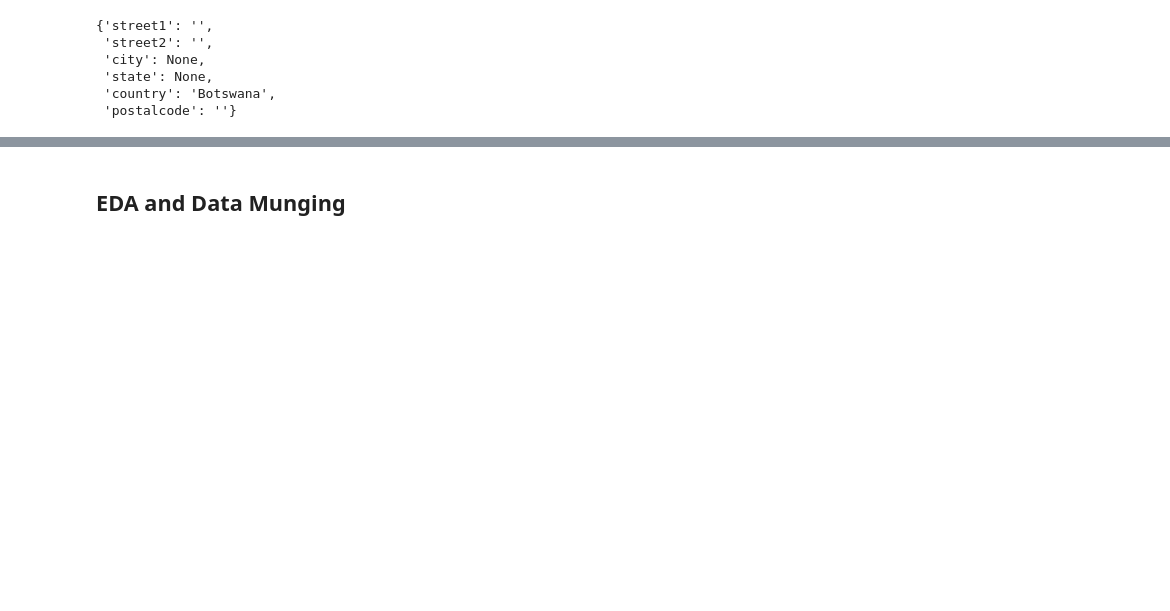
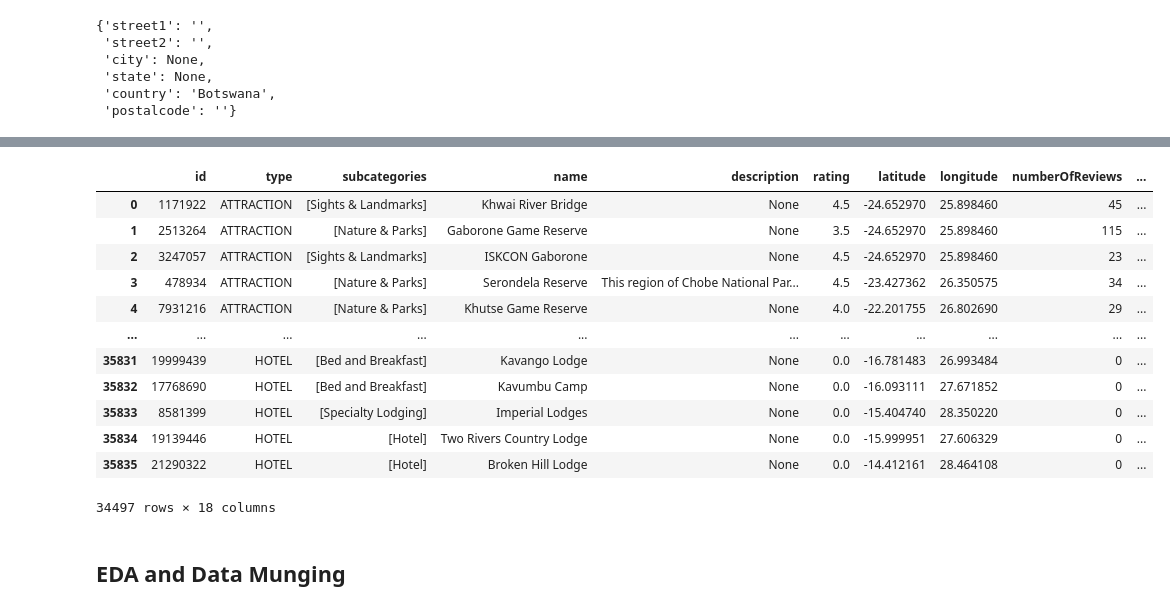
Before and after one commit to R3TR0Quan/travel-destination-recommendation-sys, a Jupyter notebook: misc_notebooks/kane.ipynb, the cells around one changed output, grey strips where cells are left out. Cells and saved outputs as stored; diff of their text form; code cells hidden in the pictures; blank space fills up the shorter version.

```diff
--- a/misc_notebooks/kane.ipynb
+++ b/misc_notebooks/kane.ipynb
@@ -501,0 +498,3 @@ df['addressObj'].isna().sum()
+# %%
+# drop missing values in the addressObj column
+df.dropna(subset=['addressObj'], inplace=True)
@@ -501,0 +503,3 @@ df['addressObj'].isna().sum()
+# %%
+df['country'] = df['addressObj'].apply(lambda x: x['country'] if isinstance(x, dict) else None)
+df.head()
@@ -502,3 +524,22 @@ df['addressObj'].isna().sum()
+# %%
+columns_to_drop = ['rankingPosition', 'addressObj', 'rawRanking', 'rankingString', 'rankingDenominator', 'reviews', 'numberOfRooms', 'priceLevel', 'priceRange']
+df.drop(columns=columns_to_drop, inplace=True)
+# %%
+df
+# %% [output]
+|  | id | type | subcategories | name | description | rating | latitude | longitude | numberOfReviews | ... |
+| 0 | 1171922 | ATTRACTION | [Sights & Landmarks] | Khwai River Bridge | None | 4.5 | -24.652970 | 25.898460 | 45 | ... |
+| 1 | 2513264 | ATTRACTION | [Nature & Parks] | Gaborone Game Reserve | None | 3.5 | -24.652970 | 25.898460 | 115 | ... |
+| 2 | 3247057 | ATTRACTION | [Sights & Landmarks] | ISKCON Gaborone | None | 4.5 | -24.652970 | 25.898460 | 23 | ... |
+| 3 | 478934 | ATTRACTION | [Nature & Parks] | Serondela Reserve | This region of Chobe National Par... | 4.5 | -23.427362 | 26.350575 | 34 | ... |
+| 4 | 7931216 | ATTRACTION | [Nature & Parks] | Khutse Game Reserve | None | 4.0 | -22.201755 | 26.802690 | 29 | ... |
+| ... | ... | ... | ... | ... | ... | ... | ... | ... | ... | ... |
+| 35831 | 19999439 | HOTEL | [Bed and Breakfast] | Kavango Lodge | None | 0.0 | -16.781483 | 26.993484 | 0 | ... |
+| 35832 | 17768690 | HOTEL | [Bed and Breakfast] | Kavumbu Camp | None | 0.0 | -16.093111 | 27.671852 | 0 | ... |
+| 35833 | 8581399 | HOTEL | [Specialty Lodging] | Imperial Lodges | None | 0.0 | -15.404740 | 28.350220 | 0 | ... |
+| 35834 | 19139446 | HOTEL | [Hotel] | Two Rivers Country Lodge | None | 0.0 | -15.999951 | 27.606329 | 0 | ... |
+| 35835 | 21290322 | HOTEL | [Hotel] | Broken Hill Lodge | None | 0.0 | -14.412161 | 28.464108 | 0 | ... |
+34497 rows × 18 columns
 # %% [markdown]
 ## EDA and Data Munging
 # %% [markdown]
```
Also changed, not shown: parts of 4 cells of this notebook.
